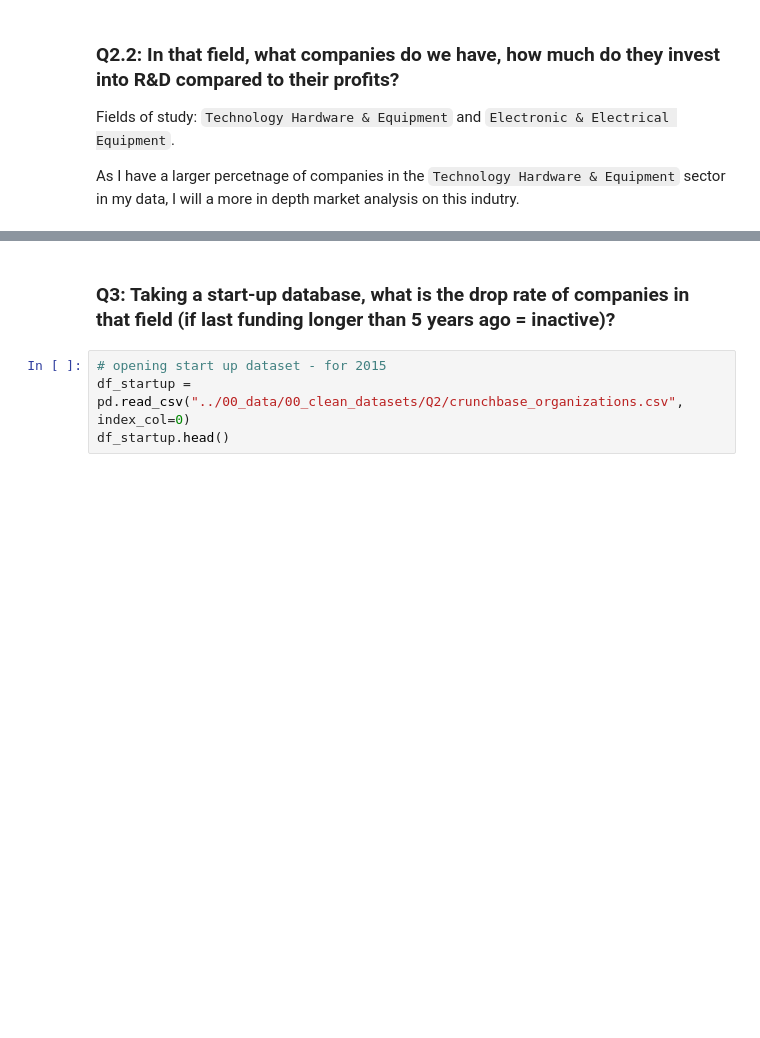
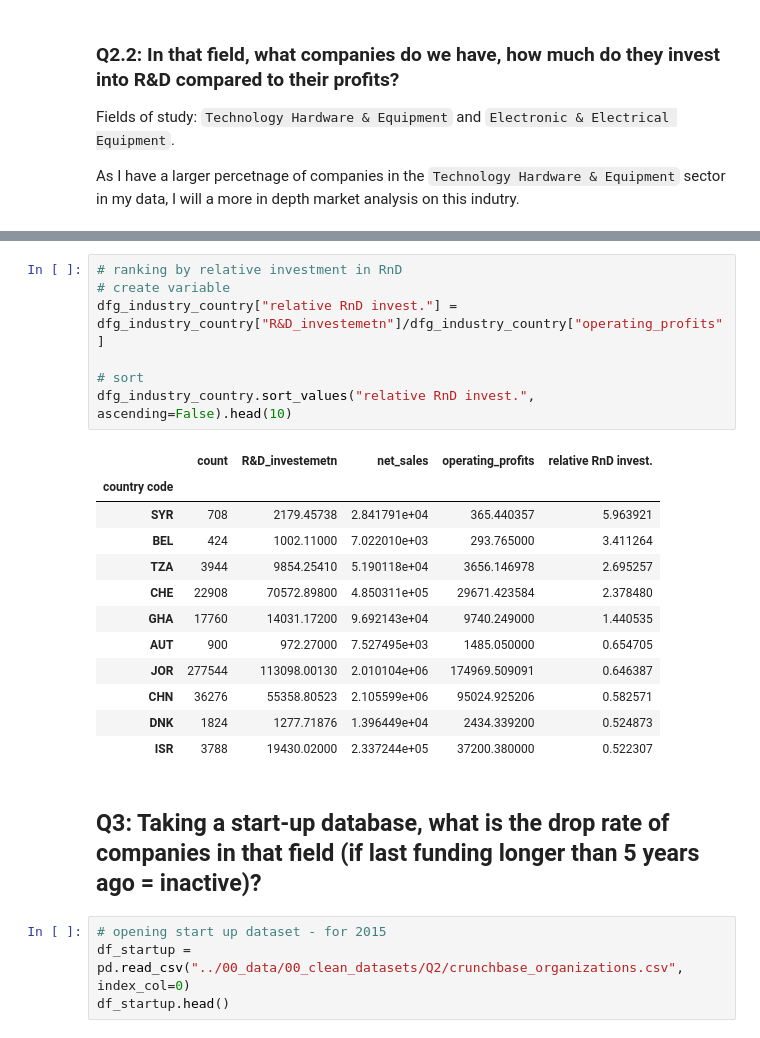
Before and after one commit to FHnt97/Project-Week-8-Final-Project, a Jupyter notebook: your-project/01_code/03_BONUS.ipynb, the cells around one changed output, grey strips where cells are left out. Saved outputs shown, nothing was run; the diff lists cells and outputs as text; blank space fills up the shorter version.

```diff
--- a/your-project/01_code/03_BONUS.ipynb
+++ b/your-project/01_code/03_BONUS.ipynb
@@ -318,5 +414,25 @@ df_industry.head()
+# %%
+# ranking by relative investment in RnD
+# create variable
+dfg_industry_country["relative RnD invest."] = dfg_industry_country["R&D_investemetn"]/dfg_industry_country["operating_profits"]
+
+# sort
+dfg_industry_country.sort_values("relative RnD invest.", ascending=False).head(10)
+# %% [output]
+|  | count | R&D_investemetn | net_sales | operating_profits | relative RnD invest. |
+| country code |  |  |  |  |  |
+| SYR | 708 | 2179.45738 | 2.841791e+04 | 365.440357 | 5.963921 |
+| BEL | 424 | 1002.11000 | 7.022010e+03 | 293.765000 | 3.411264 |
+| TZA | 3944 | 9854.25410 | 5.190118e+04 | 3656.146978 | 2.695257 |
+| CHE | 22908 | 70572.89800 | 4.850311e+05 | 29671.423584 | 2.378480 |
+| GHA | 17760 | 14031.17200 | 9.692143e+04 | 9740.249000 | 1.440535 |
+| AUT | 900 | 972.27000 | 7.527495e+03 | 1485.050000 | 0.654705 |
+| JOR | 277544 | 113098.00130 | 2.010104e+06 | 174969.509091 | 0.646387 |
+| CHN | 36276 | 55358.80523 | 2.105599e+06 | 95024.925206 | 0.582571 |
+| DNK | 1824 | 1277.71876 | 1.396449e+04 | 2434.339200 | 0.524873 |
+| ISR | 3788 | 19430.02000 | 2.337244e+05 | 37200.380000 | 0.522307 |
 # %% [markdown]
-### Q3: Taking a start-up database, what is the drop rate of companies in that field (if last funding longer than 5 years ago = inactive)?
+## Q3: Taking a start-up database, what is the drop rate of companies in that field (if last funding longer than 5 years ago = inactive)?
 # %%
 # opening start up dataset - for 2015
 df_startup = pd.read_csv("../00_data/00_clean_datasets/Q2/crunchbase_organizations.csv", index_col=0)
```
Also changed, not shown: parts of 13 cells of this notebook.
